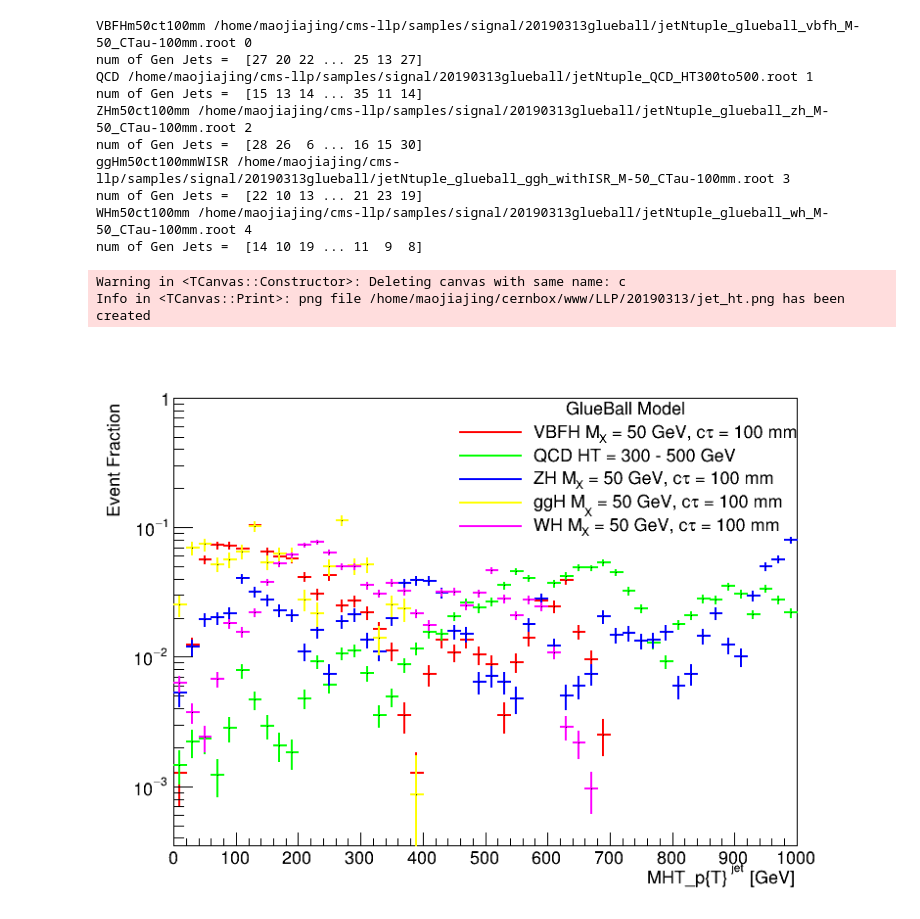
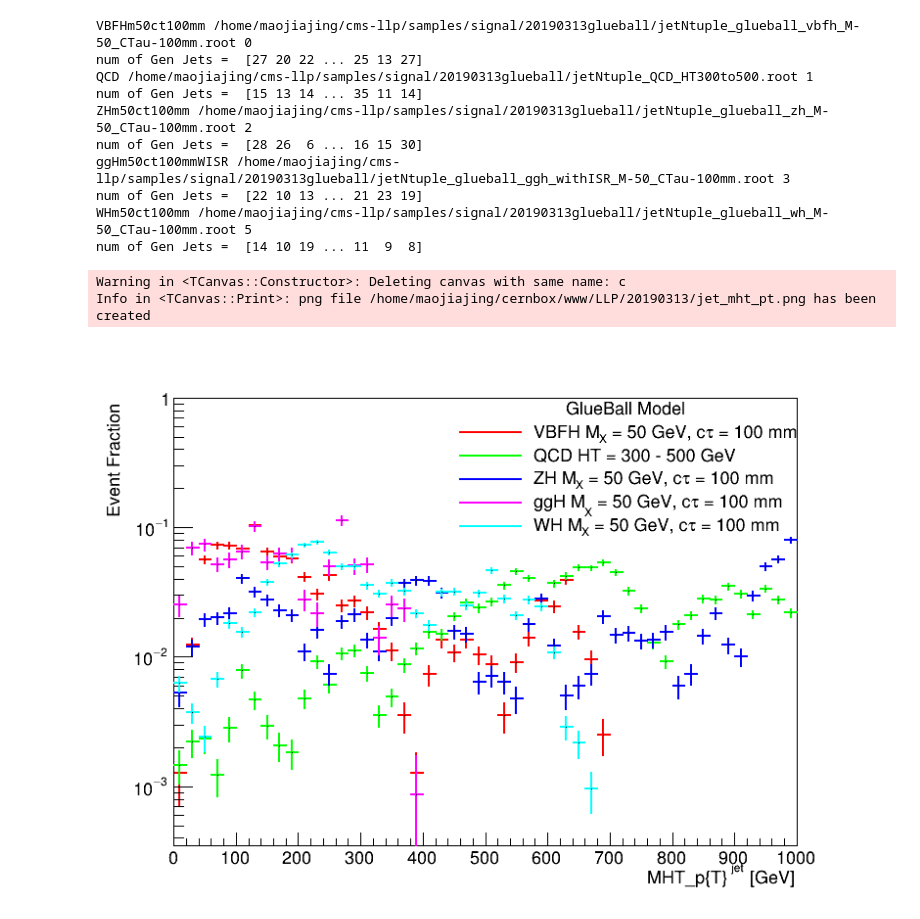
Before and after one commit to cms-lpc-llp/delayed_jet_analyzer, a Jupyter notebook: plot_scripts/HT_MHT.ipynb, the cells around one changed output. Saved outputs shown, nothing was run; the diff lists cells and outputs as text; code cells hidden in the pictures.

```diff
--- a/plot_scripts/HT_MHT.ipynb
+++ b/plot_scripts/HT_MHT.ipynb
@@ -254,43 +255,44 @@ for k,v in fpath.iteritems():
 
 
     h['jet_mht_pt'+str(k)] = create_TH1D(MHT_pt, axis_title=['MHT_p{T}^{jet} [GeV]', 'Event Fraction'], name='', binning=[50,0,1000])
+    if(cnt==3): cnt+=1
     h['jet_mht_pt'+str(k)].SetLineColor(cnt+2)
     h['jet_mht_pt'+str(k)].SetStats(0)
     #h['llp_pt'+str(k)].SetMaximum(10*h['llp_pt'+str(k)].GetMaximum())
     h['jet_mht_pt'+str(k)].Scale(1/h['jet_mht_pt'+str(k)].Integral())
     h['jet_mht_pt'+str(k)].SetLineWidth(2)
     h['jet_mht_pt'+str(k)].SetMaximum(1)
     h['jet_mht_pt'+str(k)].Draw('same')
 
 
     legall.AddEntry(h['jet_mht_pt'+str(k)],str(label[k]),'l')
 
     cnt += 1
 
 #c.SetTitle('LLP_#eta')
 legall.Draw('same')
 c.SetLogy()
 c.Draw()
-c.SaveAs(headout_dir+'/jet_ht.png')
+c.SaveAs(headout_dir+'/jet_mht_pt.png')
 
 
 
     #cnt +=1
     #print cnt
 # %% [output]
 VBFHm50ct100mm /home/maojiajing/cms-llp/samples/signal/20190313glueball/jetNtuple_glueball_vbfh_M-50_CTau-100mm.root 0
 num of Gen Jets =  [27 20 22 ... 25 13 27]
 QCD /home/maojiajing/cms-llp/samples/signal/20190313glueball/jetNtuple_QCD_HT300to500.root 1
 num of Gen Jets =  [15 13 14 ... 35 11 14]
 ZHm50ct100mm /home/maojiajing/cms-llp/samples/signal/20190313glueball/jetNtuple_glueball_zh_M-50_CTau-100mm.root 2
 num of Gen Jets =  [28 26  6 ... 16 15 30]
 ggHm50ct100mmWISR /home/maojiajing/cms-llp/samples/signal/20190313glueball/jetNtuple_glueball_ggh_withISR_M-50_CTau-100mm.root 3
 num of Gen Jets =  [22 10 13 ... 21 23 19]
-WHm50ct100mm /home/maojiajing/cms-llp/samples/signal/20190313glueball/jetNtuple_glueball_wh_M-50_CTau-100mm.root 4
+WHm50ct100mm /home/maojiajing/cms-llp/samples/signal/20190313glueball/jetNtuple_glueball_wh_M-50_CTau-100mm.root 5
 num of Gen Jets =  [14 10 19 ... 11  9  8]
 Warning in <TCanvas::Constructor>: Deleting canvas with same name: c
-Info in <TCanvas::Print>: png file /home/maojiajing/cernbox/www/LLP/20190313/jet_ht.png has been created
+Info in <TCanvas::Print>: png file /home/maojiajing/cernbox/www/LLP/20190313/jet_mht_pt.png has been created
-[figure, old version]
+[figure, new version]
 # %%
  def find_1d_thr(hist,BinNum, thr, from_beginning):
 #from_beginning = true, from the end, set it to be false
```
Also changed, not shown: parts of 15 cells of this notebook.
